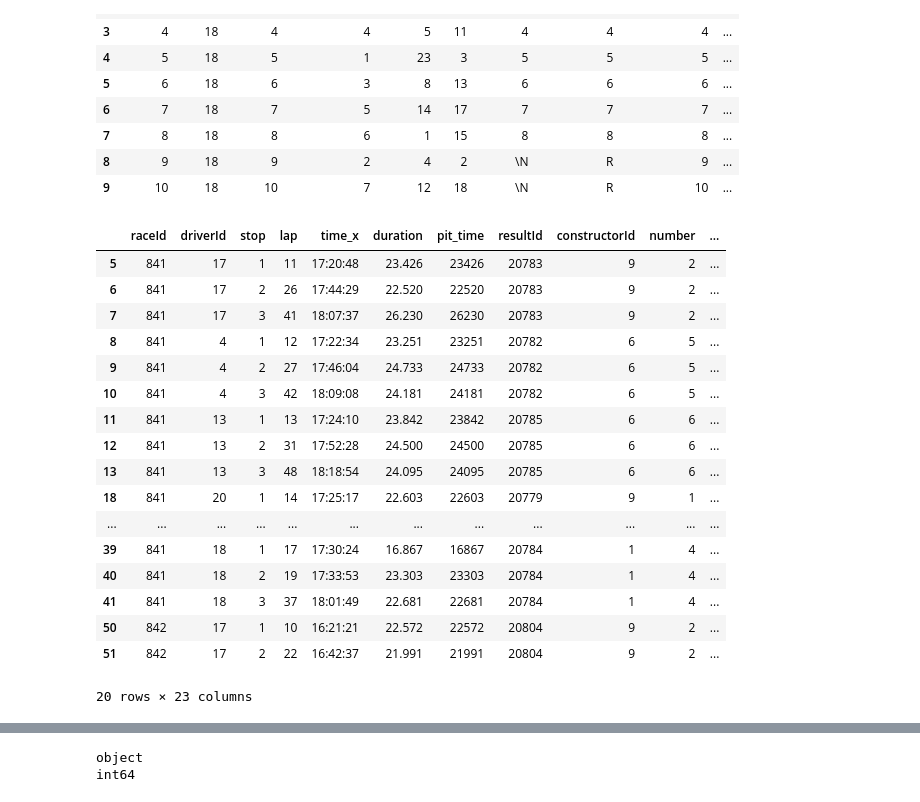
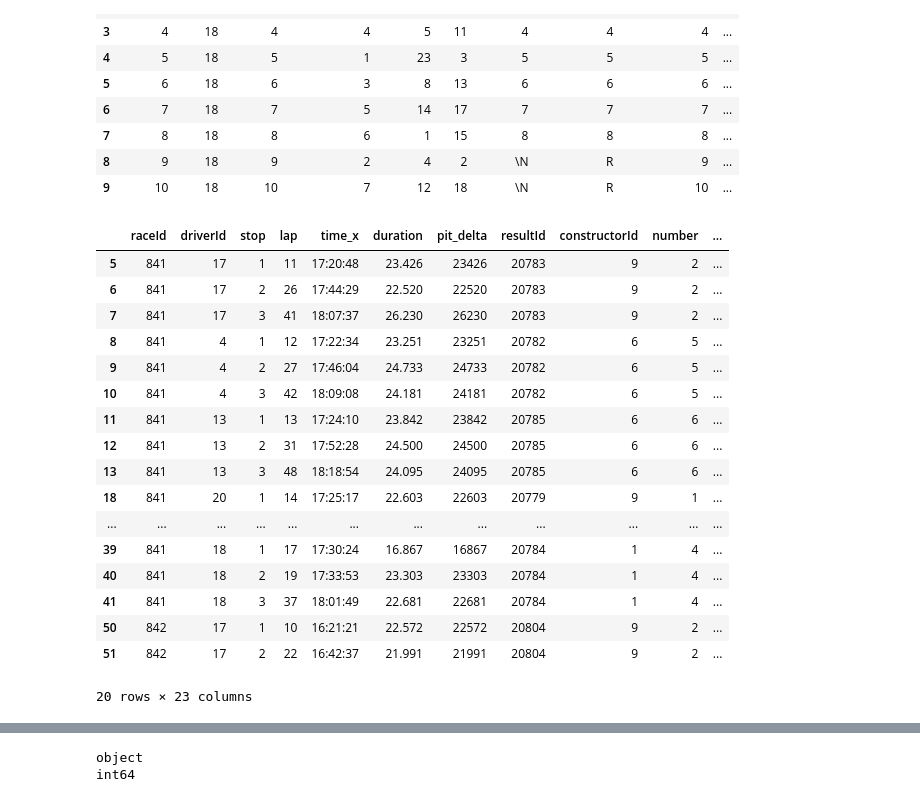
Before and after one commit to MacBeth-M/Capstone, a Jupyter notebook: Pitstops.ipynb, the cells around one changed output, grey strips where cells are left out. Drawn from its saved outputs; the diff is of its cells as text; code cells hidden in the pictures.

```diff
--- a/Pitstops.ipynb
+++ b/Pitstops.ipynb
@@ -31,14 +32,14 @@ results.head(10)
 | 8 | 9 | 18 | 9 | 2 | 4 | 2 | \N | R | 9 | ... |
 | 9 | 10 | 18 | 10 | 7 | 12 | 18 | \N | R | 10 | ... |
 # %%
-# rename milliseconds to stop time and race_time to avoid confusion
-pit_stops.rename(columns = {'milliseconds': 'pit_time'}, inplace = True)
+# rename milliseconds to pit_delta and race_time to avoid confusion
+pit_stops.rename(columns = {'milliseconds': 'pit_delta'}, inplace = True)
 results.rename(columns = {'milliseconds': 'race_time'}, inplace = True)
 pit_merge = pd.merge(pit_stops, results, on=['raceId', 'driverId'])
 pit_merged = pit_merge[pit_merge['statusId'] == 1] # filters out only finished races
 pit_merged.head(20)
 # %% [output]
-|  | raceId | driverId | stop | lap | time_x | duration | pit_time | resultId | constructorId | number | ... |
+|  | raceId | driverId | stop | lap | time_x | duration | pit_delta | resultId | constructorId | number | ... |
 | 5 | 841 | 17 | 1 | 11 | 17:20:48 | 23.426 | 23426 | 20783 | 9 | 2 | ... |
 | 6 | 841 | 17 | 2 | 26 | 17:44:29 | 22.520 | 22520 | 20783 | 9 | 2 | ... |
 | 7 | 841 | 17 | 3 | 41 | 18:07:37 | 26.230 | 26230 | 20783 | 9 | 2 | ... |
```
Also changed, not shown: parts of 22 cells of this notebook, 4 other files.
